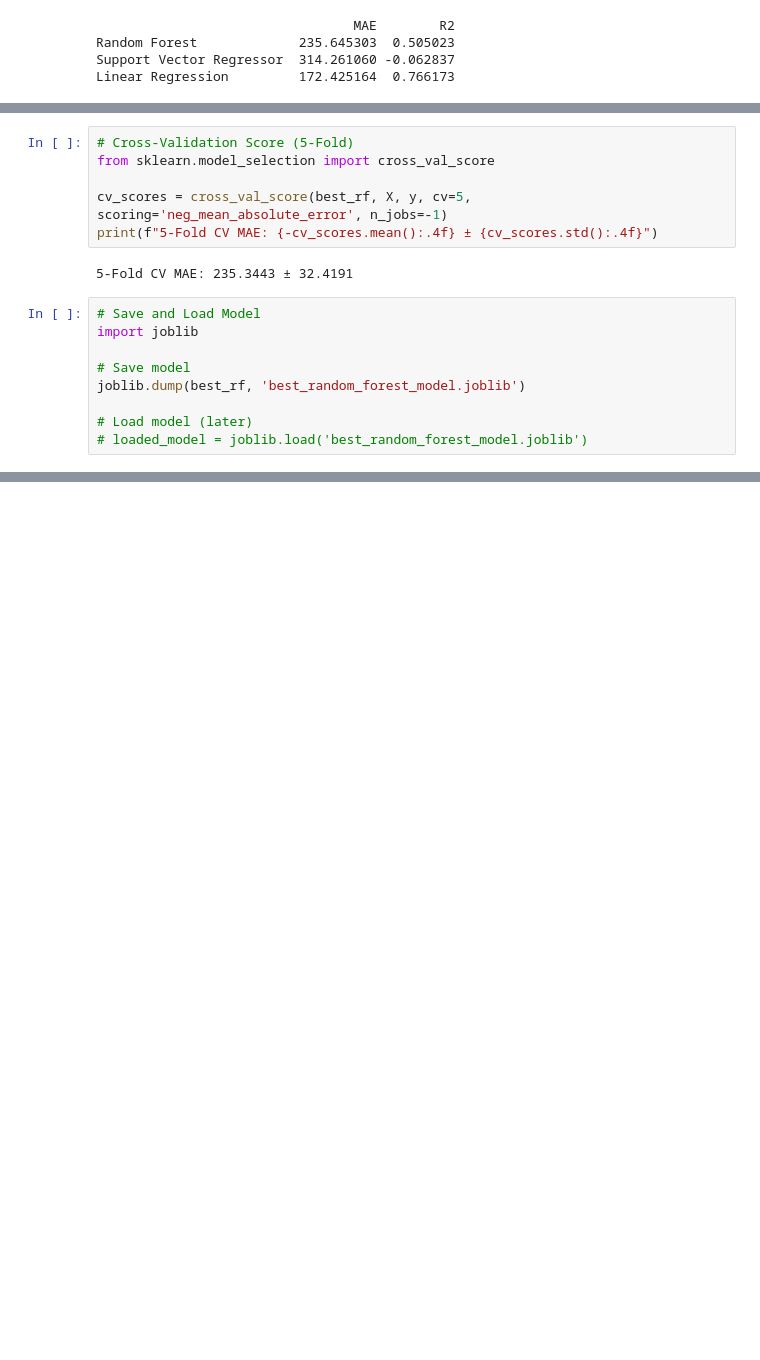
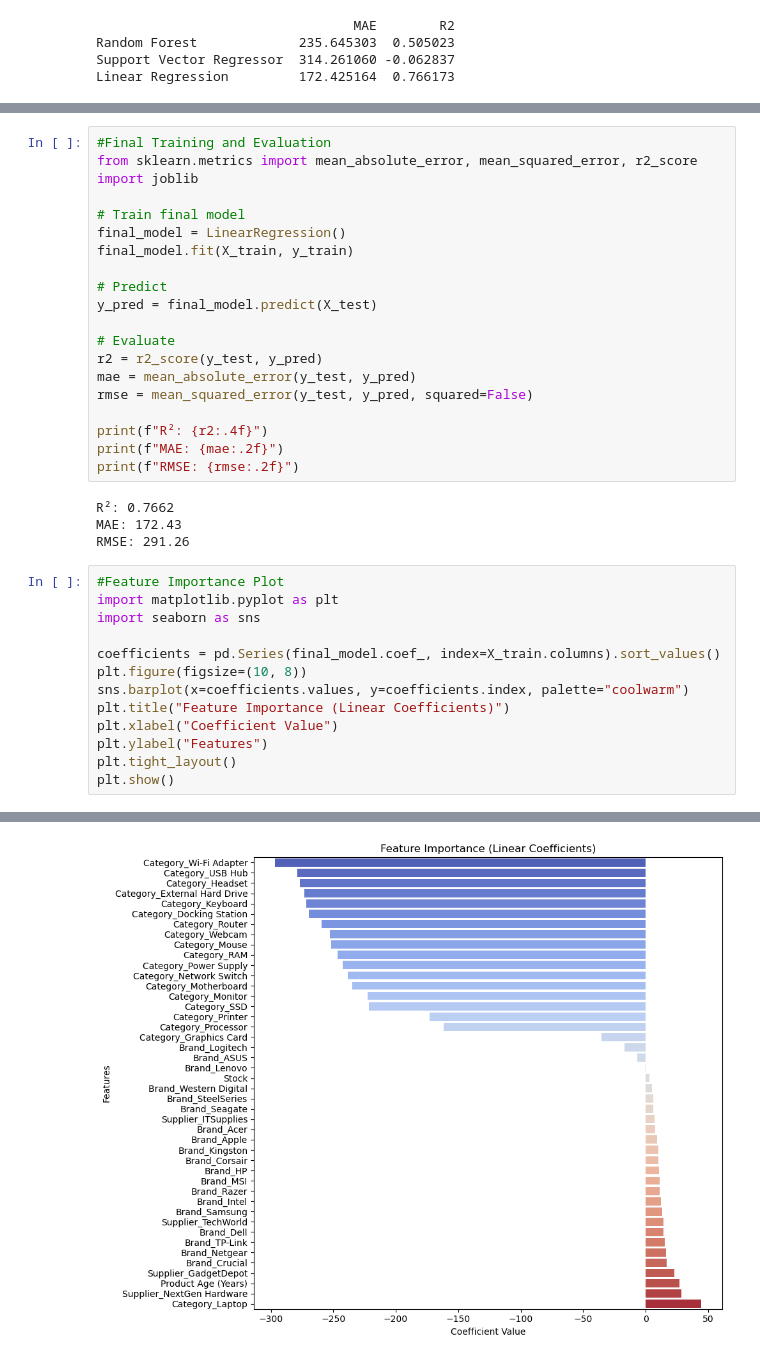
Before and after one commit to NileshPandit2601/SmartPricer-ML-Powered-Price-Prediction-for-Computer-Gear, a Jupyter notebook: Final Project.ipynb, the cells around one changed output, grey strips where cells are left out. Cells and saved outputs as stored; diff of their text form; blank space fills up the shorter version.

```diff
--- a/Final Project.ipynb
+++ b/Final Project.ipynb
@@ -287,18 +275,38 @@ plt.show()
 # %%
-# Cross-Validation Score (5-Fold)
-from sklearn.model_selection import cross_val_score
+#Final Training and Evaluation
+from sklearn.metrics import mean_absolute_error, mean_squared_error, r2_score
+import joblib
 
-cv_scores = cross_val_score(best_rf, X, y, cv=5, scoring='neg_mean_absolute_error', n_jobs=-1)
-print(f"5-Fold CV MAE: {-cv_scores.mean():.4f} ± {cv_scores.std():.4f}")
+# Train final model
+final_model = LinearRegression()
+final_model.fit(X_train, y_train)
+
+# Predict
+y_pred = final_model.predict(X_test)
+
+# Evaluate
+r2 = r2_score(y_test, y_pred)
+mae = mean_absolute_error(y_test, y_pred)
+rmse = mean_squared_error(y_test, y_pred, squared=False)
+
+print(f"R²: {r2:.4f}")
+print(f"MAE: {mae:.2f}")
+print(f"RMSE: {rmse:.2f}")
 # %% [output]
-5-Fold CV MAE: 235.3443 ± 32.4191
+R²: 0.7662
+MAE: 172.43
+RMSE: 291.26
 # %%
-# Save and Load Model
-import joblib
+#Feature Importance Plot
+import matplotlib.pyplot as plt
+import seaborn as sns
 
-# Save model
-joblib.dump(best_rf, 'best_random_forest_model.joblib')
-
-# Load model (later)
-# loaded_model = joblib.load('best_random_forest_model.joblib')
+coefficients = pd.Series(final_model.coef_, index=X_train.columns).sort_values()
+plt.figure(figsize=(10, 8))
+sns.barplot(x=coefficients.values, y=coefficients.index, palette="coolwarm")
+plt.title("Feature Importance (Linear Coefficients)")
+plt.xlabel("Coefficient Value")
+plt.ylabel("Features")
+plt.tight_layout()
+plt.show()
 # %% [output]
@@ -305,0 +316 @@ joblib.dump(best_rf, 'best_random_forest_model.joblib')
+[figure, added]
```
Also changed, not shown: parts of 8 cells of this notebook, 4 other files.
